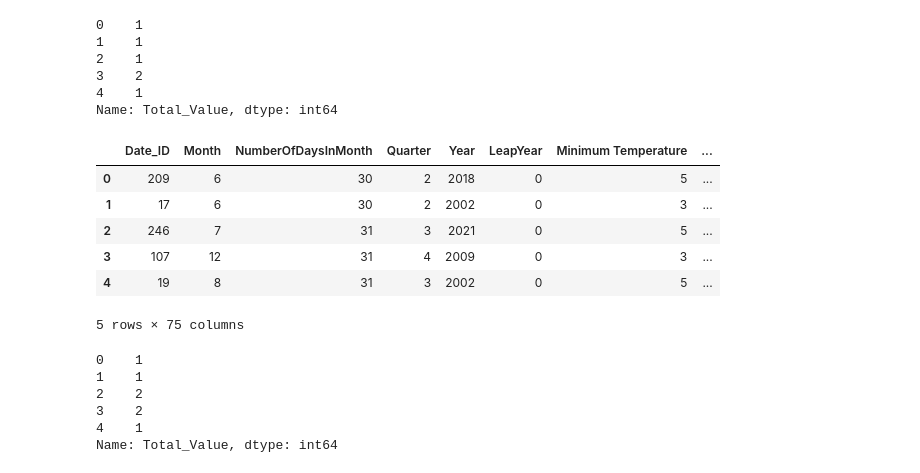
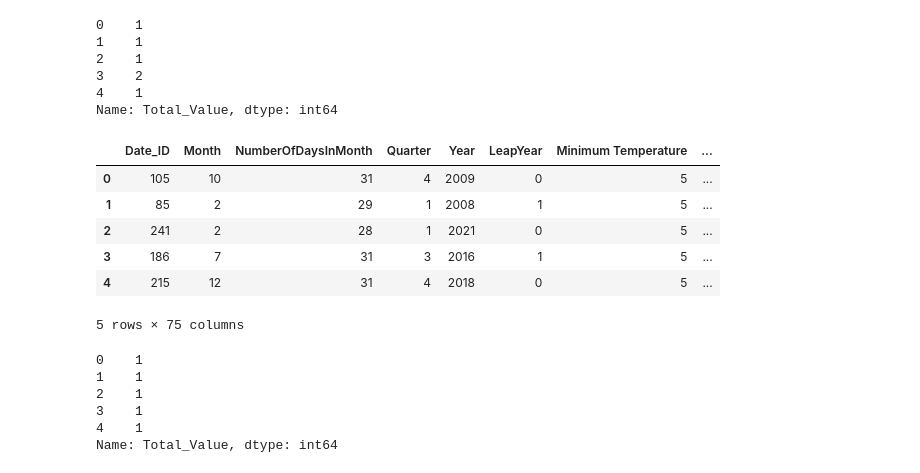
Before and after one commit to Daniel-Dumitrescu/csi4142-project, a Jupyter notebook: supervised_learning/Decision_Tree.ipynb, the cells around one changed output. Saved outputs shown, nothing was run; the diff lists cells and outputs as text; code cells hidden in the pictures.

```diff
--- a/supervised_learning/Decision_Tree.ipynb
+++ b/supervised_learning/Decision_Tree.ipynb
@@ -13,7 +13,7 @@ import os
 import time
 # %%
 training_df = pd.read_csv(os.path.join(os.path.abspath(""), '../datasets/merged/training_dataset.csv'))
-test_df = pd.read_csv(os.path.join(os.path.abspath(""), '../datasets/merged/test_dataset.csv'))
+val_df = pd.read_csv(os.path.join(os.path.abspath(""), '../datasets/merged/validate_dataset.csv'))
 training_df.drop('Unnamed: 0',axis=1,inplace=True)
 num_rows_with_nan = training_df.isna().any(axis=1).sum()
 
@@ -50,25 +50,25 @@ y_train.head()
 4    1
 Name: Total_Value, dtype: int64
 # %%
-X_test = test_df.drop(['Unnamed: 0','Total_Value'],axis=1)
-y_test = test_df['Total_Value']
+X_val = val_df.drop(['Unnamed: 0','Total_Value'],axis=1)
+y_val = val_df['Total_Value']
 # %%
-X_test.head()
+X_val.head()
 # %% [output]
 |  | Date_ID | Month | NumberOfDaysInMonth | Quarter | Year | LeapYear | Minimum Temperature | ... |
-| 0 | 209 | 6 | 30 | 2 | 2018 | 0 | 5 | ... |
-| 1 | 17 | 6 | 30 | 2 | 2002 | 0 | 3 | ... |
-| 2 | 246 | 7 | 31 | 3 | 2021 | 0 | 5 | ... |
-| 3 | 107 | 12 | 31 | 4 | 2009 | 0 | 3 | ... |
-| 4 | 19 | 8 | 31 | 3 | 2002 | 0 | 5 | ... |
+| 0 | 105 | 10 | 31 | 4 | 2009 | 0 | 5 | ... |
+| 1 | 85 | 2 | 29 | 1 | 2008 | 1 | 5 | ... |
+| 2 | 241 | 2 | 28 | 1 | 2021 | 0 | 5 | ... |
+| 3 | 186 | 7 | 31 | 3 | 2016 | 1 | 5 | ... |
+| 4 | 215 | 12 | 31 | 4 | 2018 | 0 | 5 | ... |
 5 rows × 75 columns
 # %%
-y_test.head()
+y_val.head()
 # %% [output]
 0    1
 1    1
-2    2
-3    2
+2    1
+3    1
 4    1
 Name: Total_Value, dtype: int64
 # %%
```
Also changed, not shown: parts of 3 cells of this notebook.
